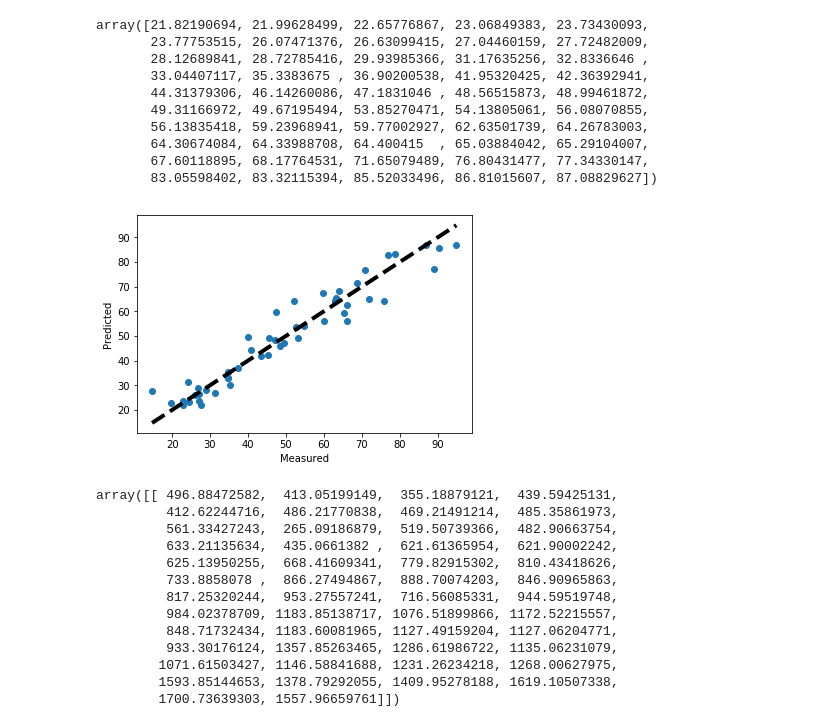
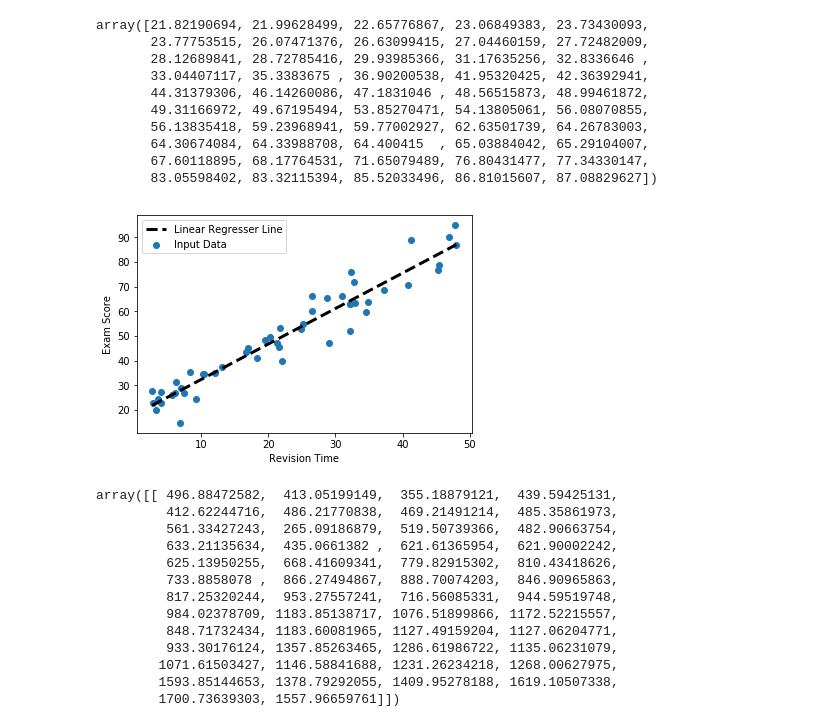
Before and after one commit to apurvmishra99/iaml-cw1, a Jupyter notebook: explore.ipynb, the cells around one changed output. Saved outputs shown, nothing was run; the diff lists cells and outputs as text; code cells hidden in the pictures.

Commit message:
change lin reg line plot

```diff
--- a/explore.ipynb
+++ b/explore.ipynb
@@ -85,7 +77,13 @@ def fit_scatter(y_true, y_pred):
-# %%
-fit_scatter(y, y_pred)
-# %% [output]
-[figure, removed]
+# %%
+plt.scatter(df.revision_time.values, df.exam_score.values, label="Input Data")
+plt.plot(df.revision_time.values, y_pred, "k--", lw=3, label="Linear Regresser Line")
+plt.xlabel("Revision Time")
+plt.ylabel("Exam Score")
+plt.legend()
+plt.savefig("results/lin-reg-pred-vs-input.png")
+plt.show()
+# %% [output]
+[figure, added]
 # %%
 exam_scores_fit = np.polyfit(df["revision_time"].values, y, 1)
 # %%
```
Also changed, not shown: parts of 1 cell of this notebook, 1 other file.
